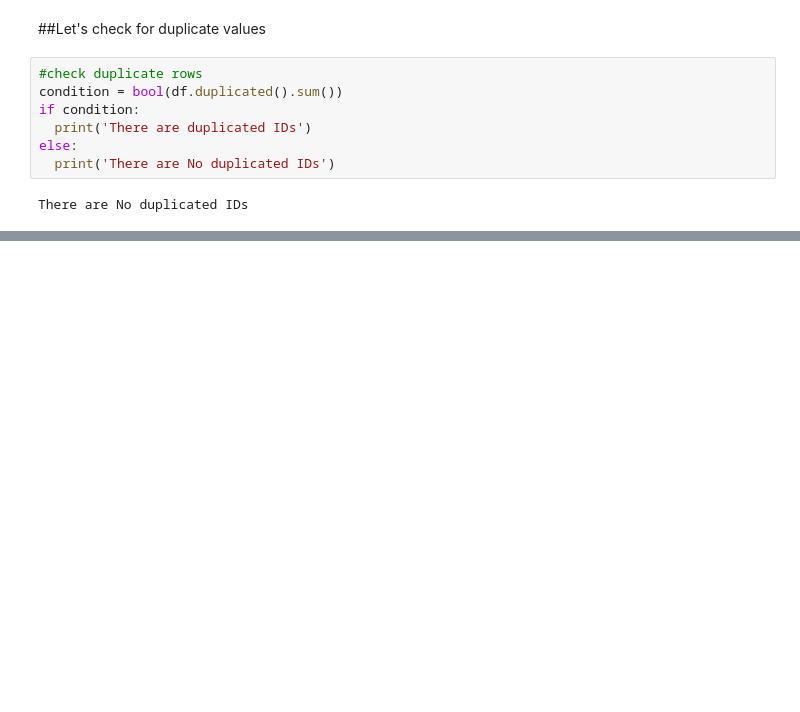
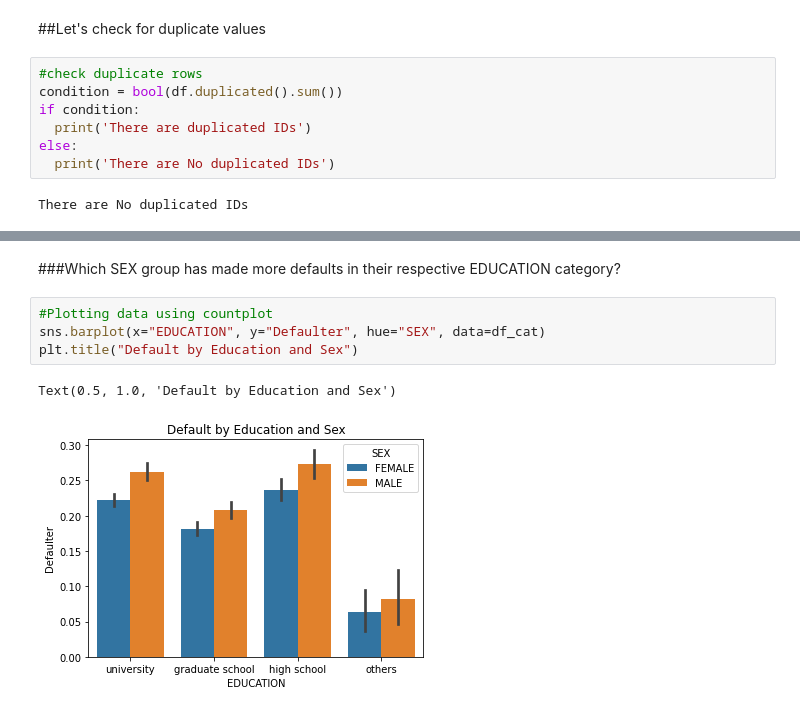
Before and after one commit to Aayushi-Sharma24/Credit_Card_Default_Prediction_Classification, a Jupyter notebook: Credit_Card_Default_Prediction_AS_Capstone_Project.ipynb, the cells around one changed output, grey strips where cells are left out. Drawn from its saved outputs; the diff is of its cells as text; blank space fills up the shorter version.

```diff
--- a/Credit_Card_Default_Prediction_AS_Capstone_Project.ipynb
+++ b/Credit_Card_Default_Prediction_AS_Capstone_Project.ipynb
@@ -154,0 +243,9 @@ There are No duplicated IDs
+# %% [markdown]
+###Which SEX group has made more defaults in their respective EDUCATION category?
+# %%
+#Plotting data using countplot
+sns.barplot(x="EDUCATION", y="Defaulter", hue="SEX", data=df_cat)
+plt.title("Default by Education and Sex")
+# %% [output]
+Text(0.5, 1.0, 'Default by Education and Sex')
+[figure, added]
```
Also changed, not shown: parts of 39 cells of this notebook.
